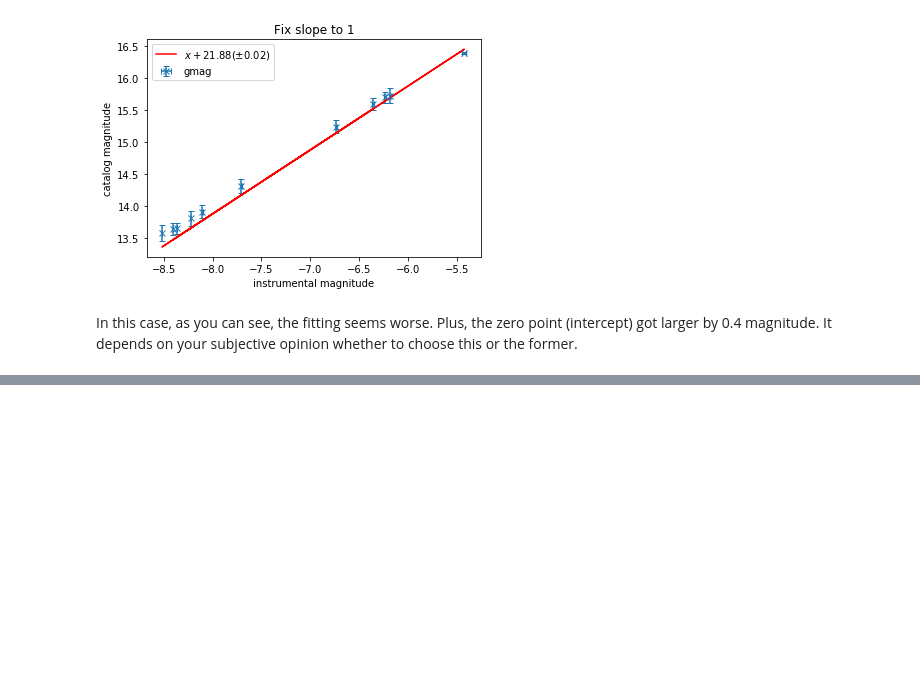
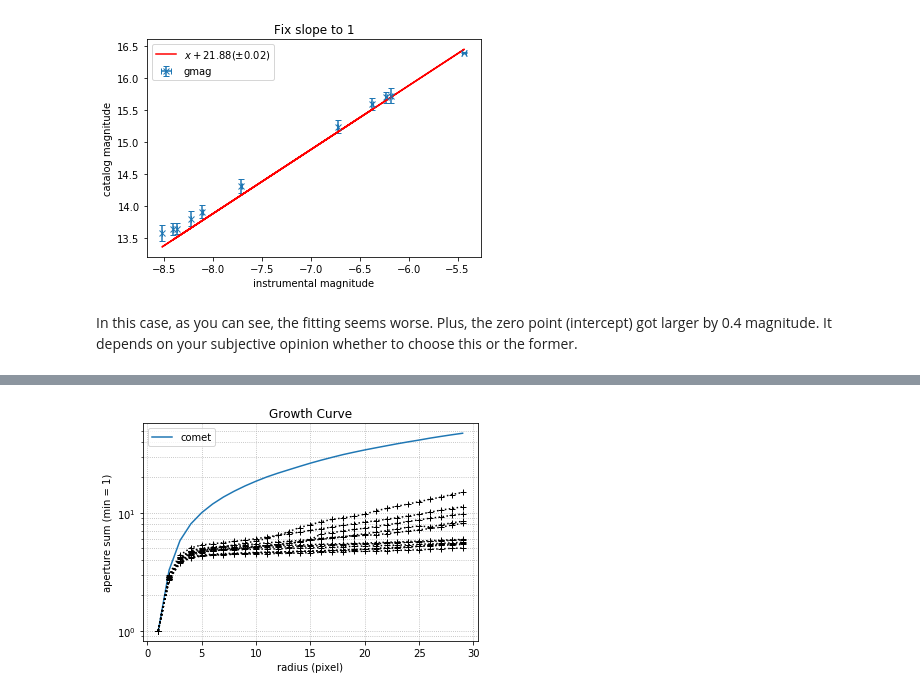
Before and after one commit to ysBach/AO_2018, a Jupyter notebook: Python_Photometry.ipynb, the cells around one changed output, grey strips where cells are left out. Saved outputs shown, nothing was run; the diff lists cells and outputs as text; code cells hidden in the pictures; blank space fills up the shorter version.

```diff
--- a/Python_Photometry.ipynb
+++ b/Python_Photometry.ipynb
@@ -856,0 +953,12 @@ In this case, as you can see, the fitting seems worse. Plus, the zero point (int
+# %%
+# Set radii to be used for the analysis
+radii = np.arange(1, 30)
+
+# Set centers of stars and the comet
+pos_stars = [phot_f["xcentroid"], phot_f["ycentroid"]]
+ap_stars = [CircAp(pos_stars, r=r) for r in radii]
+
+w_cut = WCS(cut_hdu)
+pos_comet = obj_radec.to_pixel(w_cut)
+ap_comet = [CircAp(pos_comet, r=r) for r in radii]
+# See the HOMEWORK below
@@ -856,0 +968,25 @@ In this case, as you can see, the fitting seems worse. Plus, the zero point (int
+# %%
+# Do the aperture photometry without considering background since it is already subtracted.
+# Normalize such that the minimum value to be 1
+rphot_comet = [ap.do_photometry(cut_bkgsub)[0][0] for ap in ap_comet]
+rphot_comet_norm = rphot_comet / np.min(rphot_comet)
+
+rphot_stars = [ap.do_photometry(cut_bkgsub)[0] for ap in ap_stars]
+rphot_stars = np.array(rphot_stars).T
+rphot_stars_norm = rphot_stars.copy()
+
+for i in range(rphot_stars_norm.shape[0]):
+    rphot_stars_norm[i] = rphot_stars[i] / np.min(rphot_stars[i])
+
+# Plot
+plt.title("Growth Curve")
+plt.plot(radii, rphot_comet_norm, label="comet")
+[plt.plot(radii, s, 'k:', marker='+') for s in rphot_stars_norm]
+plt.xlabel("radius (pixel)")
+plt.ylabel("aperture sum (min = 1)")
+plt.legend()
+plt.grid(ls=':', axis='x')
+plt.grid(ls=':', which='both', axis='y')
+plt.yscale('log')
+# %% [output]
+[figure, added]
```
Also changed, not shown: parts of 14 cells of this notebook, 1 other file.
